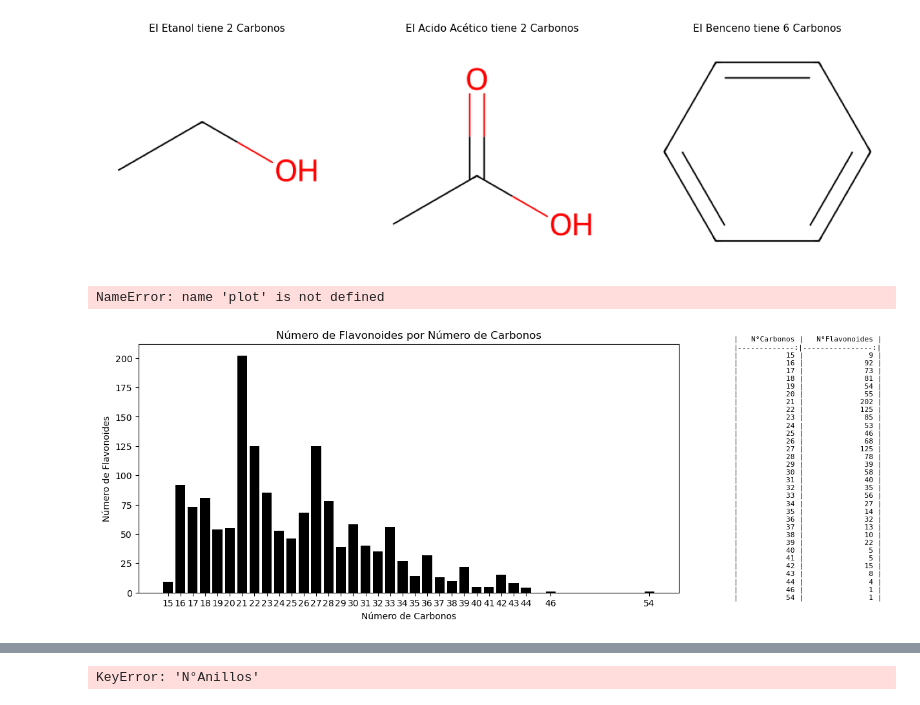
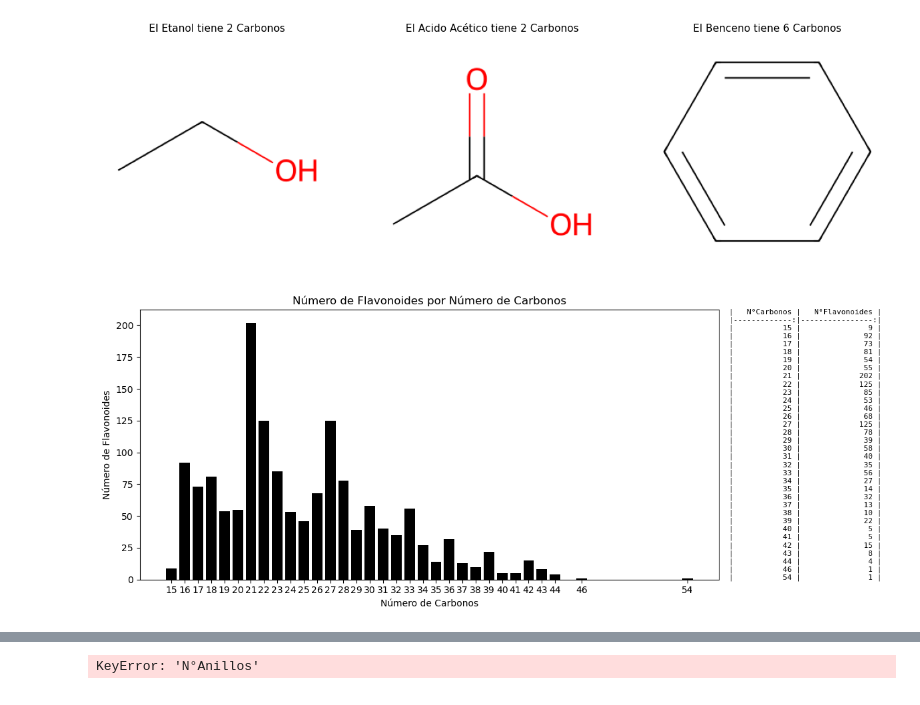
Before and after one commit to mauriciocruzriveros/BasededatosFlavonoides, a Jupyter notebook: flavonoids.ipynb, the cells around one changed output, grey strips where cells are left out. Drawn from its saved outputs; the diff is of its cells as text; code cells hidden in the pictures.

```diff
--- a/flavonoids.ipynb
+++ b/flavonoids.ipynb
@@ -115,33 +115,32 @@ plt.show()
 # %%
 # Añadir columna N°Carbonos al Df
 df['N°Carbonos'] = df['SMILES'].apply(calcular_num_carbonos)
 # Agrupar por el número de carbonos y contar el número de Flavonoides en cada grupo
 grupos_por_carbonos = df.groupby('N°Carbonos').size()
 # Convertir la Serie en un DataFrame
 df_resultado_carbonos = grupos_por_carbonos.reset_index()
 df_resultado_carbonos.columns = ["N°Carbonos", "N°Flavonoides"]
 #Markdown
 df_resultado_md = df_resultado_carbonos.to_markdown(index=False)
 
 #Parametros de la cuadricula
 fig = plt.figure(figsize=(12, 5))
 gs = fig.add_gridspec(1, 2, width_ratios=[100, 1])  # Ancho relativo de los subplots
 # Subplot 1 = Grafico Carbono
 ax1 = fig.add_subplot(gs[0]) #Añadir subplot ax1 a primera cuadricula del plot
 ax1.bar(df_resultado_carbonos['N°Carbonos'], df_resultado_carbonos['N°Flavonoides'], color='black', width=0.8) #Columnas del Df
 ax1.set_xlabel('Número de Carbonos')
 ax1.set_ylabel('Número de Flavonoides')
 ax1.set_title('Número de Flavonoides por Número de Carbonos')
 ax1.set_xticks(df_resultado_carbonos['N°Carbonos'])
 # Sub plot 2 = Markdown
 ax2 = fig.add_subplot(gs[1])
 ax2.text(0, 0.5, df_resultado_md, ha='left', va='center', fontsize=8, color='black', fontfamily='monospace')
 ax2.axis('off')  # Desactivar ejes
 #Mostrar Plot
-plot.tight_layout()
+plt.tight_layout()
 plt.show()
 
 df.head()
 # %% [output]
-NameError: name 'plot' is not defined
-[figure, old version]
+[figure, new version]
```
Also changed, not shown: parts of 12 cells of this notebook.
